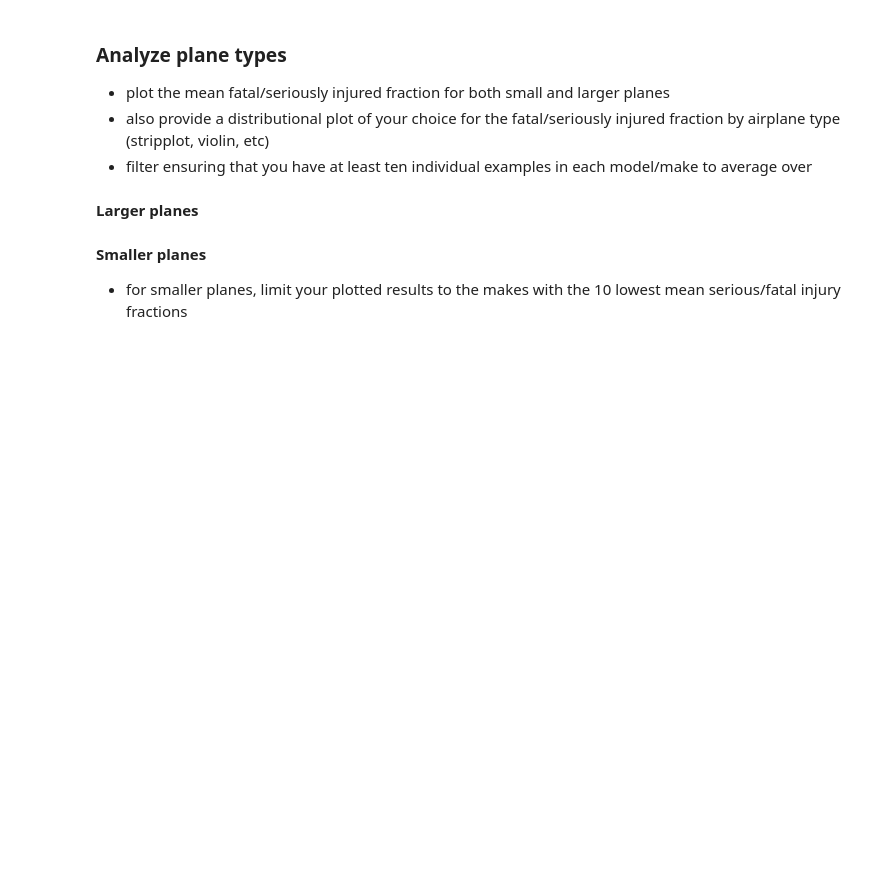
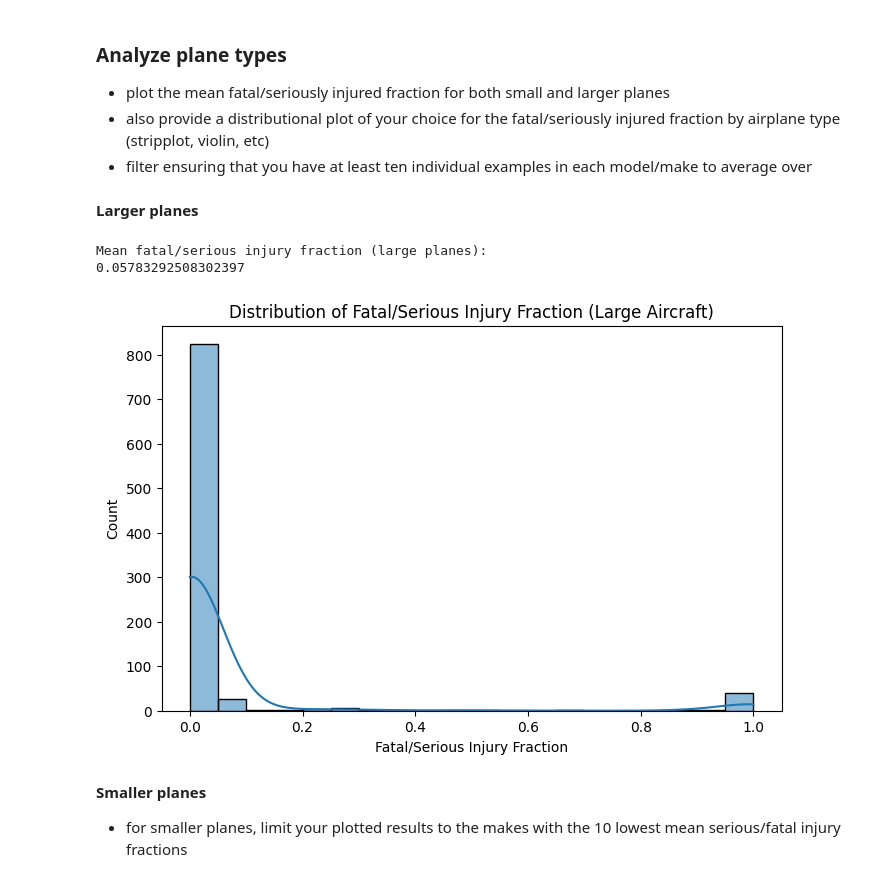
Before and after one commit to marcoholt/dsc-course0-m8-lab, a Jupyter notebook: Aviation_Accidents_Data_Analysis.ipynb, the cells around one changed output. Cells and saved outputs as stored; diff of their text form; code cells hidden in the pictures; blank space fills up the shorter version.

```diff
--- a/Aviation_Accidents_Data_Analysis.ipynb
+++ b/Aviation_Accidents_Data_Analysis.ipynb
@@ -44,3 +208,9 @@ Use a stripplot to look at the distribution of the fraction of passengers seriou
 **Evaluate the rate of aircraft destruction for both small and large aircraft by Make.**
 
 Sort your results and keep the lowest 15.
+# %%
+# Create destroyed indicator column
+df["Destroyed"] = (df["Total.Fatal.Serious"] == df["Total.Onboard"]).astype(int)
+
+small_planes = df[df["Total.Onboard"] <= 20]
+large_planes = df[df["Total.Onboard"] > 20]
@@ -55,6 +269,30 @@ Sort your results and keep the lowest 15.
 - filter ensuring that you have at least ten individual examples in each model/make to average over
 # %% [markdown]
 **Larger planes**
+# %%
+# Mean fatal/serious injury fraction for large planes
+large_plane_mean = large_planes["Fatal.Serious.Fraction"].mean()
+
+print("Mean fatal/serious injury fraction (large planes):")
+print(large_plane_mean)
+
+plt.figure(figsize=(8,5))
+
+sns.histplot(
+    large_planes["Fatal.Serious.Fraction"],
+    bins=20,
+    kde=True
+)
+
+plt.title("Distribution of Fatal/Serious Injury Fraction (Large Aircraft)")
+plt.xlabel("Fatal/Serious Injury Fraction")
+plt.ylabel("Count")
+
+plt.show()
+# %% [output]
+Mean fatal/serious injury fraction (large planes):
+0.05783292508302397
+[figure, added]
 # %% [markdown]
 **Smaller planes**
 - for smaller planes, limit your plotted results to the makes with the 10 lowest mean serious/fatal injury fractions
```
Also changed, not shown: parts of 13 cells of this notebook.
